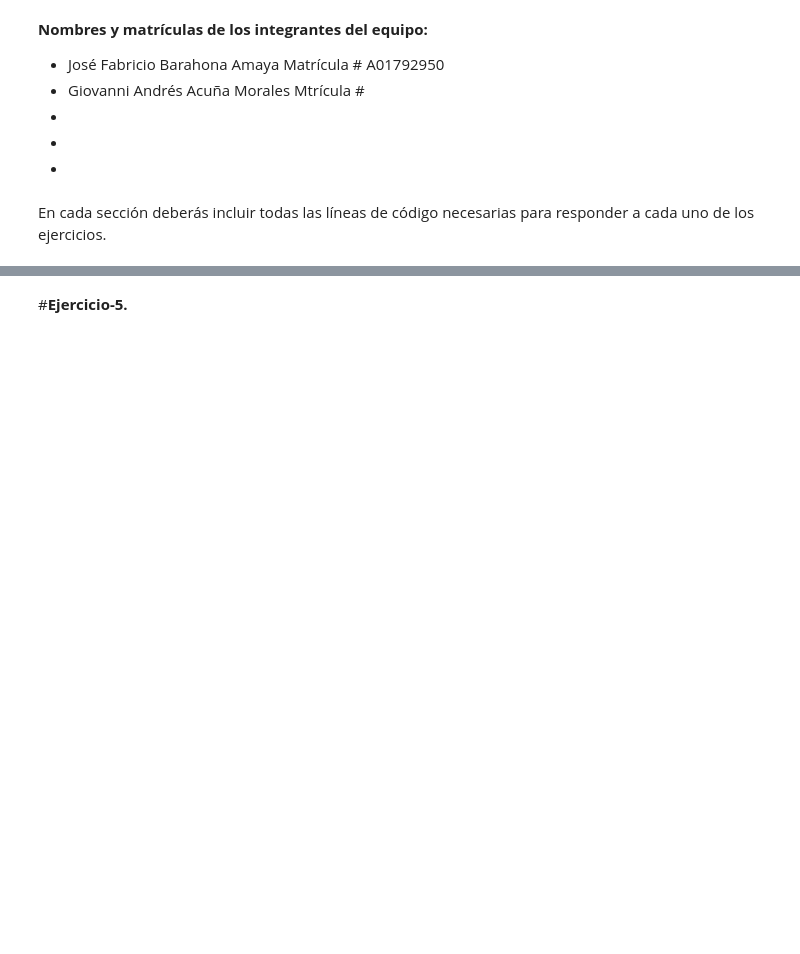
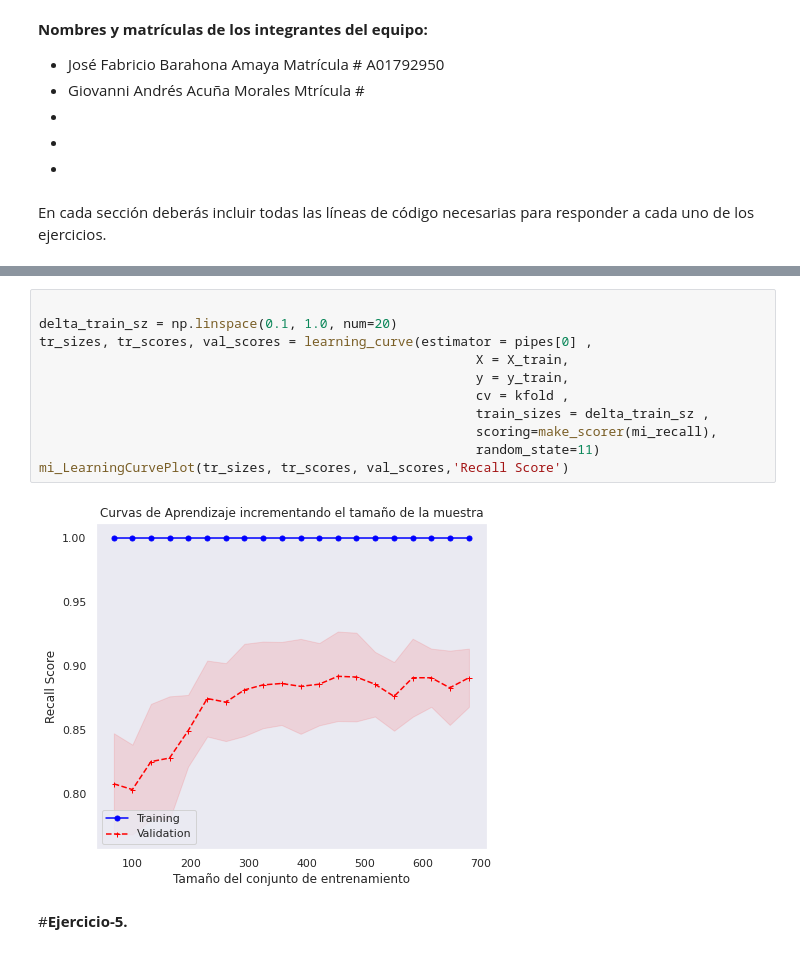
Before and after one commit to fabribara/iayaa-Equipo-40, a Jupyter notebook: MNA_IAyAA_semana_6_Actividad.ipynb, the cells around one changed output, grey strips where cells are left out. Saved outputs shown, nothing was run; the diff lists cells and outputs as text; blank space fills up the shorter version.

```diff
--- a/MNA_IAyAA_semana_6_Actividad.ipynb
+++ b/MNA_IAyAA_semana_6_Actividad.ipynb
@@ -39,3 +531,16 @@ None
+# %%
+
+delta_train_sz = np.linspace(0.1, 1.0, num=20)
+tr_sizes, tr_scores, val_scores = learning_curve(estimator = pipes[0] ,
+                                                        X = X_train,
+                                                        y = y_train,
+                                                        cv = kfold ,
+                                                        train_sizes = delta_train_sz ,
+                                                        scoring=make_scorer(mi_recall),
+                                                        random_state=11)
+mi_LearningCurvePlot(tr_sizes, tr_scores, val_scores,'Recall Score')
+# %% [output]
+[figure, added]
 # %% [markdown]
 #**Ejercicio-5.**
 # %%
```
Also changed, not shown: parts of 23 cells of this notebook.
